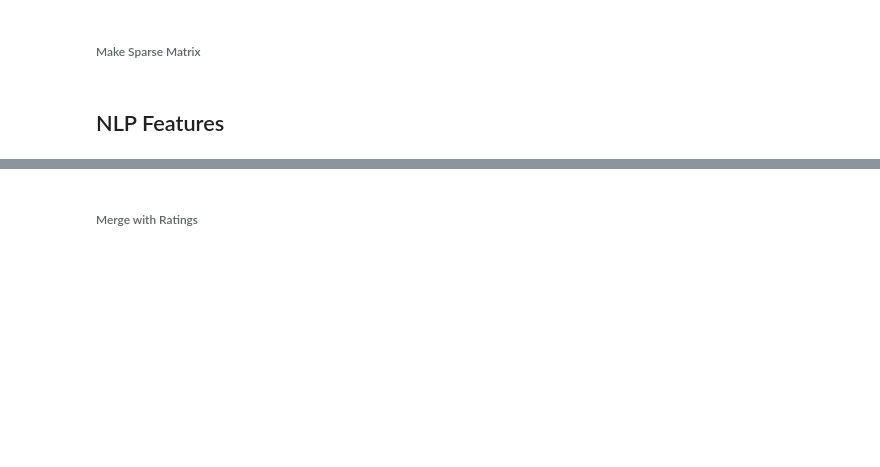
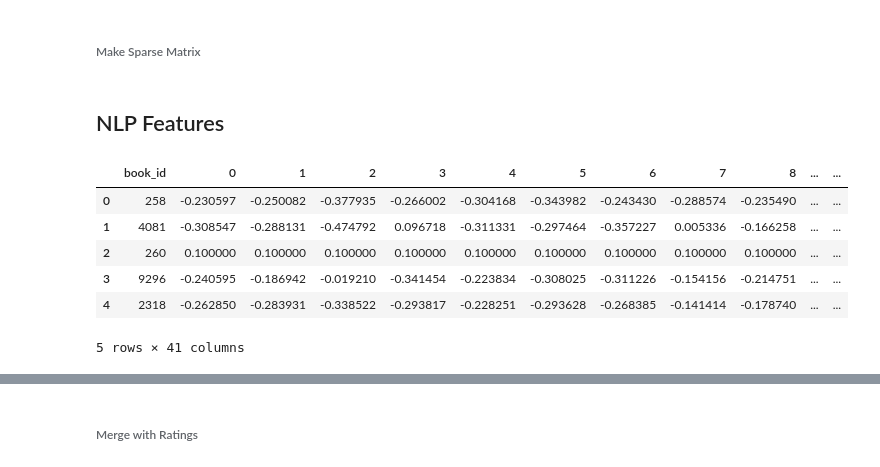
Before and after one commit to sdoctor7/book-recommendations, a Jupyter notebook: part2/make_FM_features.ipynb, the cells around one changed output, grey strips where cells are left out. Cells and saved outputs as stored; diff of their text form; code cells hidden in the pictures; blank space fills up the shorter version.

```diff
--- a/part2/make_FM_features.ipynb
+++ b/part2/make_FM_features.ipynb
@@ -260,3 +260,13 @@ years_sparse = csc_matrix(ratings_years)
 ## NLP Features
 # %%
 books_summaries = pd.read_pickle('books_with_summaries.p')
+# %%
+books_summaries.head()
+# %% [output]
+|  | book_id | 0 | 1 | 2 | 3 | 4 | 5 | 6 | 7 | 8 | ... | ... |
+| 0 | 258 | -0.230597 | -0.250082 | -0.377935 | -0.266002 | -0.304168 | -0.343982 | -0.243430 | -0.288574 | -0.235490 | ... | ... |
+| 1 | 4081 | -0.308547 | -0.288131 | -0.474792 | 0.096718 | -0.311331 | -0.297464 | -0.357227 | 0.005336 | -0.166258 | ... | ... |
+| 2 | 260 | 0.100000 | 0.100000 | 0.100000 | 0.100000 | 0.100000 | 0.100000 | 0.100000 | 0.100000 | 0.100000 | ... | ... |
+| 3 | 9296 | -0.240595 | -0.186942 | -0.019210 | -0.341454 | -0.223834 | -0.308025 | -0.311226 | -0.154156 | -0.214751 | ... | ... |
+| 4 | 2318 | -0.262850 | -0.283931 | -0.338522 | -0.293817 | -0.228251 | -0.293628 | -0.268385 | -0.141414 | -0.178740 | ... | ... |
+5 rows × 41 columns
```
Also changed, not shown: parts of 18 cells of this notebook, 1 other file.
